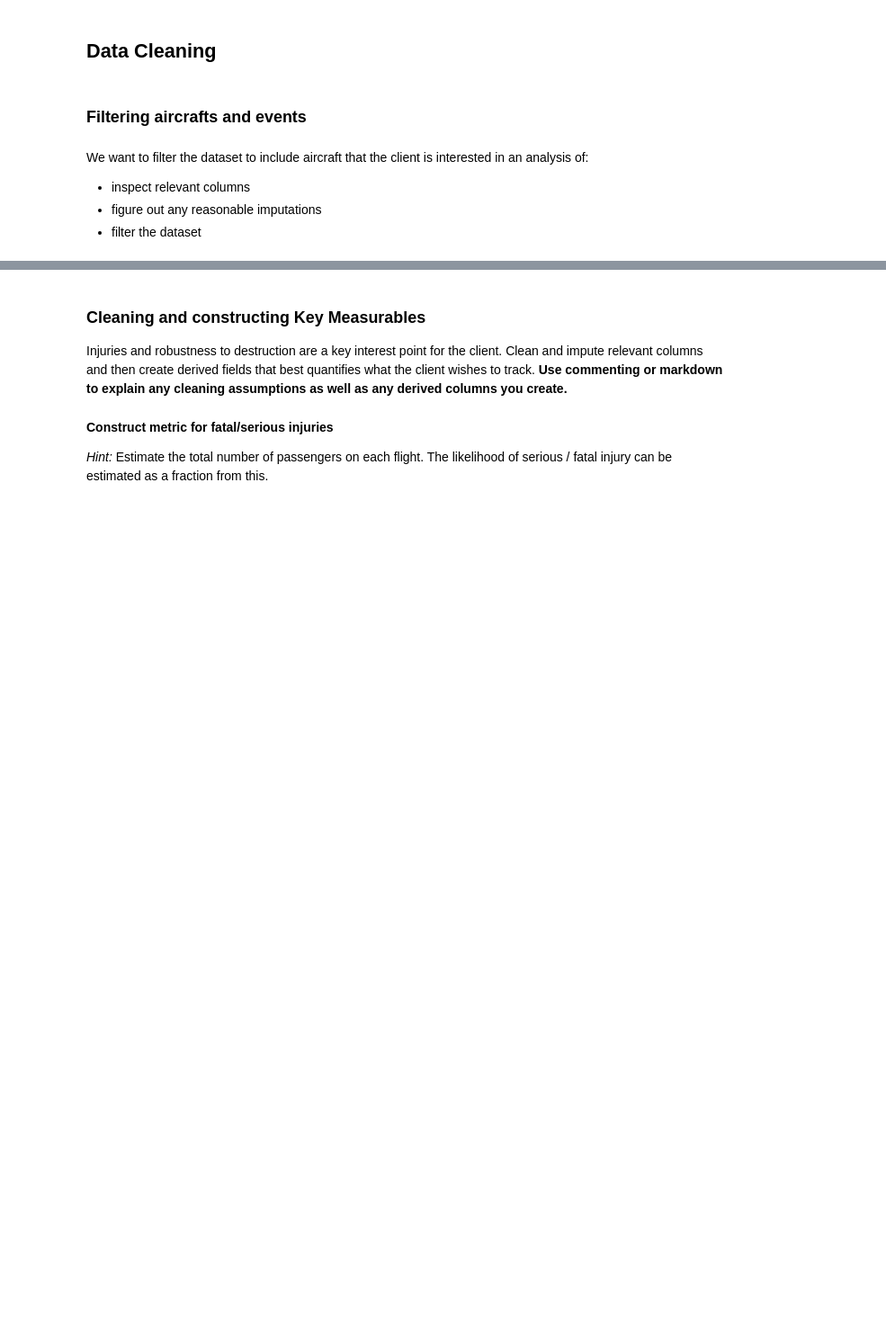
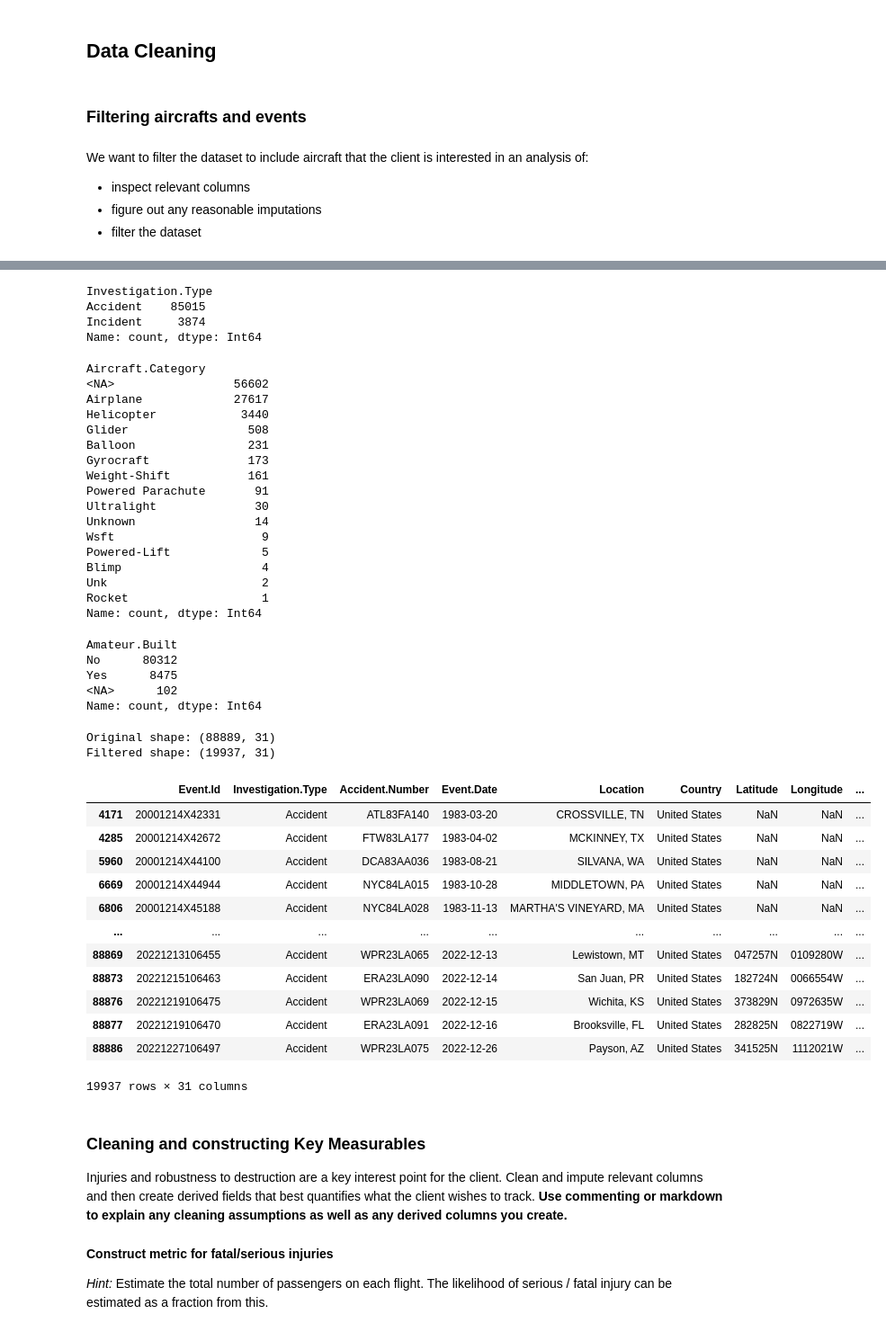
Before and after one commit to drivernf/dsc-course0-m8-lab, a Jupyter notebook: Aviation_Accidents_Cleaning.ipynb, the cells around one changed output, grey strips where cells are left out. Shown at 90% size. Drawn from its saved outputs; the diff is of its cells as text; code cells hidden in the pictures; blank space fills up the shorter version.

```diff
--- a/Aviation_Accidents_Cleaning.ipynb
+++ b/Aviation_Accidents_Cleaning.ipynb
@@ -116,3 +116,38 @@ We want to filter the dataset to include aircraft that the client is interested
 - inspect relevant columns
 - figure out any reasonable imputations
 - filter the dataset
+# %%
+# Copy dataframe
+df2 = df.copy()
+
+# Type cleanup
+df2["Event.Date"] = pd.to_datetime(df2["Event.Date"], errors="coerce")
+text_cols = ["Investigation.Type", "Aircraft.Category", "Amateur.Built", "Make", "Model"]
+for c in text_cols:
+    df2[c] = df2[c].astype("string").str.strip()
+
+# Title standardization
+df2["Investigation.Type"] = df2["Investigation.Type"].str.title()
+df2["Aircraft.Category"] = df2["Aircraft.Category"].str.title()
+df2["Amateur.Built"] = df2["Amateur.Built"].str.title()
+
+# Inspect relevant columns
+cols_to_check = ["Event.Date", "Investigation.Type", "Aircraft.Category", "Amateur.Built", "Make", "Model"]
+display(df2[cols_to_check].isna().mean().sort_values(ascending=False).to_frame("missing_pct"))
+for c in ["Investigation.Type", "Aircraft.Category", "Amateur.Built"]:
+    display(df2[c].value_counts(dropna=False).head(15))
+
+# Filtering (1983+, professional build, true accidents)
+mask = (
+    (df2["Event.Date"].dt.year >= 1983)
+    & (df2["Amateur.Built"] == "No")
+    & (df2["Investigation.Type"] == "Accident")
+    & (df2["Aircraft.Category"] == "Airplane")
+)
+df_filtered = df2.loc[mask].copy()
+
+print("Original shape:", df.shape)
+print("Filtered shape:", df_filtered.shape)
+
+df_filtered
+# %% [output]
@@ -119,3 +161,44 @@ We want to filter the dataset to include aircraft that the client is interested
+Investigation.Type
+Accident    85015
+Incident     3874
+Name: count, dtype: Int64
+Aircraft.Category
+<NA>                 56602
+Airplane             27617
+Helicopter            3440
+Glider                 508
+Balloon                231
+Gyrocraft              173
+Weight-Shift           161
+Powered Parachute       91
+Ultralight              30
+Unknown                 14
+Wsft                     9
+Powered-Lift             5
+Blimp                    4
+Unk                      2
+Rocket                   1
+Name: count, dtype: Int64
+Amateur.Built
+No      80312
+Yes      8475
+<NA>      102
+Name: count, dtype: Int64
+Original shape: (88889, 31)
+Filtered shape: (19937, 31)
+|  | Event.Id | Investigation.Type | Accident.Number | Event.Date | Location | Country | Latitude | Longitude | ... |
+| 4171 | 20001214X42331 | Accident | ATL83FA140 | 1983-03-20 | CROSSVILLE, TN | United States | NaN | NaN | ... |
+| 4285 | 20001214X42672 | Accident | FTW83LA177 | 1983-04-02 | MCKINNEY, TX | United States | NaN | NaN | ... |
+| 5960 | 20001214X44100 | Accident | DCA83AA036 | 1983-08-21 | SILVANA, WA | United States | NaN | NaN | ... |
+| 6669 | 20001214X44944 | Accident | NYC84LA015 | 1983-10-28 | MIDDLETOWN, PA | United States | NaN | NaN | ... |
+| 6806 | 20001214X45188 | Accident | NYC84LA028 | 1983-11-13 | MARTHA'S VINEYARD, MA | United States | NaN | NaN | ... |
+| ... | ... | ... | ... | ... | ... | ... | ... | ... | ... |
+| 88869 | 20221213106455 | Accident | WPR23LA065 | 2022-12-13 | Lewistown, MT | United States | 047257N | 0109280W | ... |
+| 88873 | 20221215106463 | Accident | ERA23LA090 | 2022-12-14 | San Juan, PR | United States | 182724N | 0066554W | ... |
+| 88876 | 20221219106475 | Accident | WPR23LA069 | 2022-12-15 | Wichita, KS | United States | 373829N | 0972635W | ... |
+| 88877 | 20221219106470 | Accident | ERA23LA091 | 2022-12-16 | Brooksville, FL | United States | 282825N | 0822719W | ... |
+| 88886 | 20221227106497 | Accident | WPR23LA075 | 2022-12-26 | Payson, AZ | United States | 341525N | 1112021W | ... |
+19937 rows × 31 columns
 # %% [markdown]
 ### Cleaning and constructing Key Measurables
 
```
Also changed, not shown: parts of 2 cells of this notebook.
